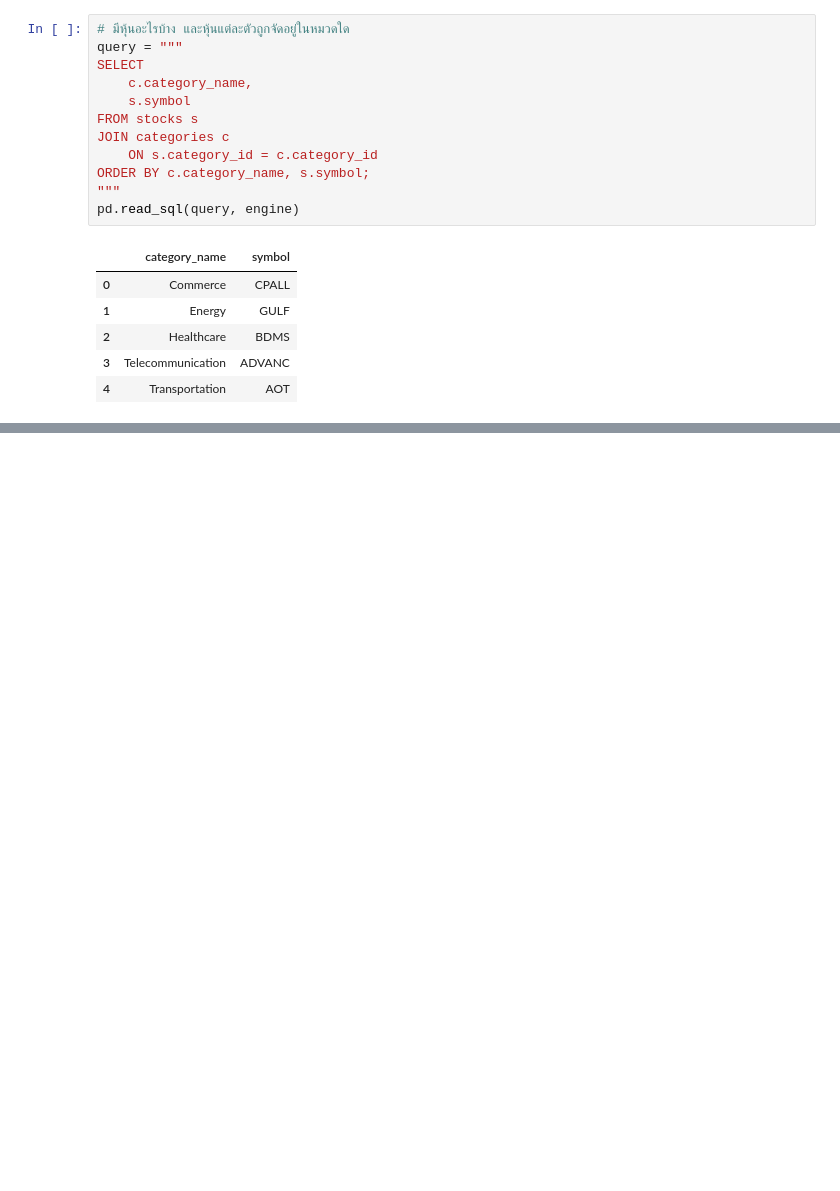
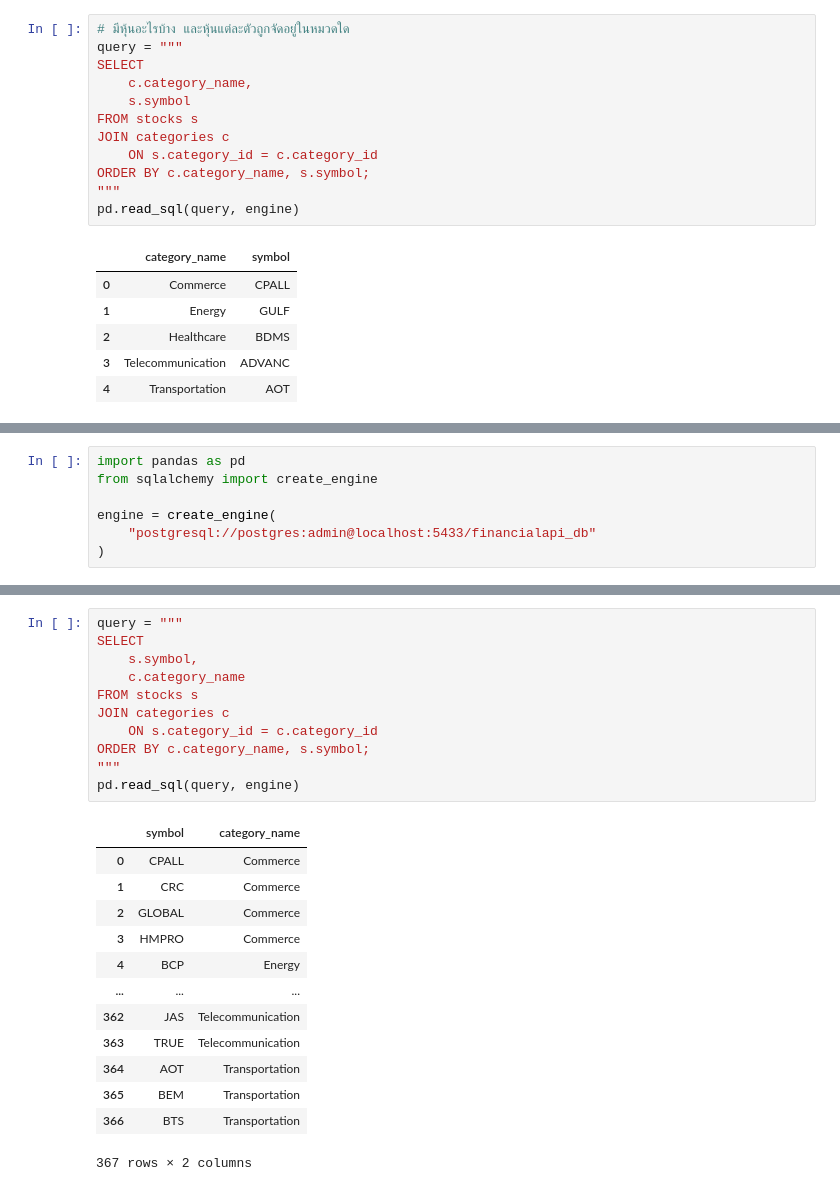
Before and after one commit to langsari/big-data-fin-2026, a Jupyter notebook: Fahame_Api_Datafin/Big DATA API/Analysis_for_Stock.ipynb, the cells around one changed output, grey strips where cells are left out. Cells and saved outputs as stored; diff of their text form; blank space fills up the shorter version.

```diff
--- a/Fahame_Api_Datafin/Big DATA API/Analysis_for_Stock.ipynb
+++ b/Fahame_Api_Datafin/Big DATA API/Analysis_for_Stock.ipynb
@@ -149,0 +162,7 @@ pd.read_sql(query, engine)
+# %%
+import pandas as pd
+from sqlalchemy import create_engine
+
+engine = create_engine(
+    "postgresql://postgres:admin@localhost:5433/financialapi_db"
+)
@@ -149,0 +178,25 @@ pd.read_sql(query, engine)
+# %%
+query = """
+SELECT
+    s.symbol,
+    c.category_name
+FROM stocks s
+JOIN categories c
+    ON s.category_id = c.category_id
+ORDER BY c.category_name, s.symbol;
+"""
+pd.read_sql(query, engine)
+# %% [output]
+|  | symbol | category_name |
+| 0 | CPALL | Commerce |
+| 1 | CRC | Commerce |
+| 2 | GLOBAL | Commerce |
+| 3 | HMPRO | Commerce |
+| 4 | BCP | Energy |
+| ... | ... | ... |
+| 362 | JAS | Telecommunication |
+| 363 | TRUE | Telecommunication |
+| 364 | AOT | Transportation |
+| 365 | BEM | Transportation |
+| 366 | BTS | Transportation |
+367 rows × 2 columns
```
Also changed, not shown: parts of 15 cells of this notebook, 12 other files.
